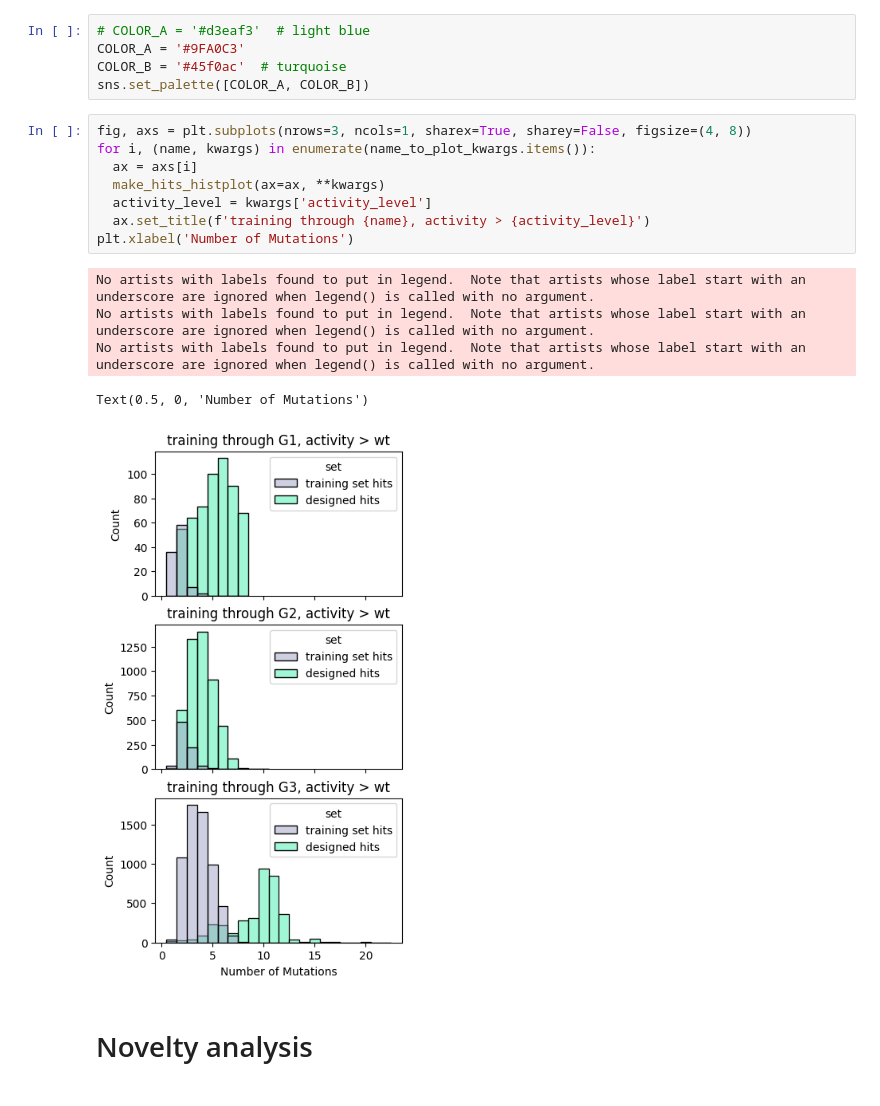
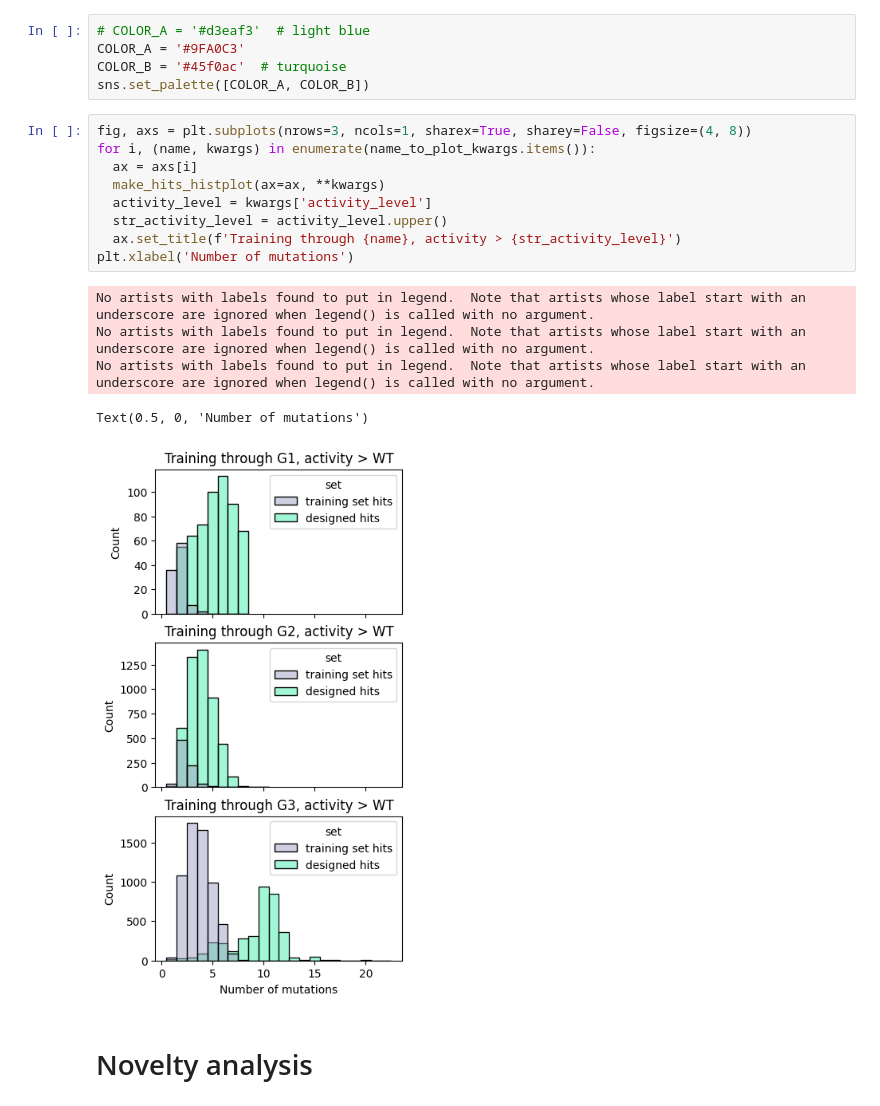
Before and after one commit to google-deepmind/nuclease_design, a Jupyter notebook: notebooks/plot_extrapolation.ipynb, the cells around one changed output. Saved outputs shown, nothing was run; the diff lists cells and outputs as text.

```diff
--- a/notebooks/plot_extrapolation.ipynb
+++ b/notebooks/plot_extrapolation.ipynb
@@ -165,17 +151,18 @@ sns.set_palette([COLOR_A, COLOR_B])
 # %%
 fig, axs = plt.subplots(nrows=3, ncols=1, sharex=True, sharey=False, figsize=(4, 8))
 for i, (name, kwargs) in enumerate(name_to_plot_kwargs.items()):
   ax = axs[i]
   make_hits_histplot(ax=ax, **kwargs)
   activity_level = kwargs['activity_level']
-  ax.set_title(f'training through {name}, activity > {activity_level}')
-plt.xlabel('Number of Mutations')
+  str_activity_level = activity_level.upper()
+  ax.set_title(f'Training through {name}, activity > {str_activity_level}')
+plt.xlabel('Number of mutations')
 # %% [output]
 No artists with labels found to put in legend.  Note that artists whose label start with an underscore are ignored when legend() is called with no argument.
 No artists with labels found to put in legend.  Note that artists whose label start with an underscore are ignored when legend() is called with no argument.
 No artists with labels found to put in legend.  Note that artists whose label start with an underscore are ignored when legend() is called with no argument.
-Text(0.5, 0, 'Number of Mutations')
+Text(0.5, 0, 'Number of mutations')
-[figure, old version]
+[figure, new version]
 # %% [markdown]
 # Novelty analysis
 # %%
```
Also changed, not shown: parts of 2 cells of this notebook, 3 other files.
